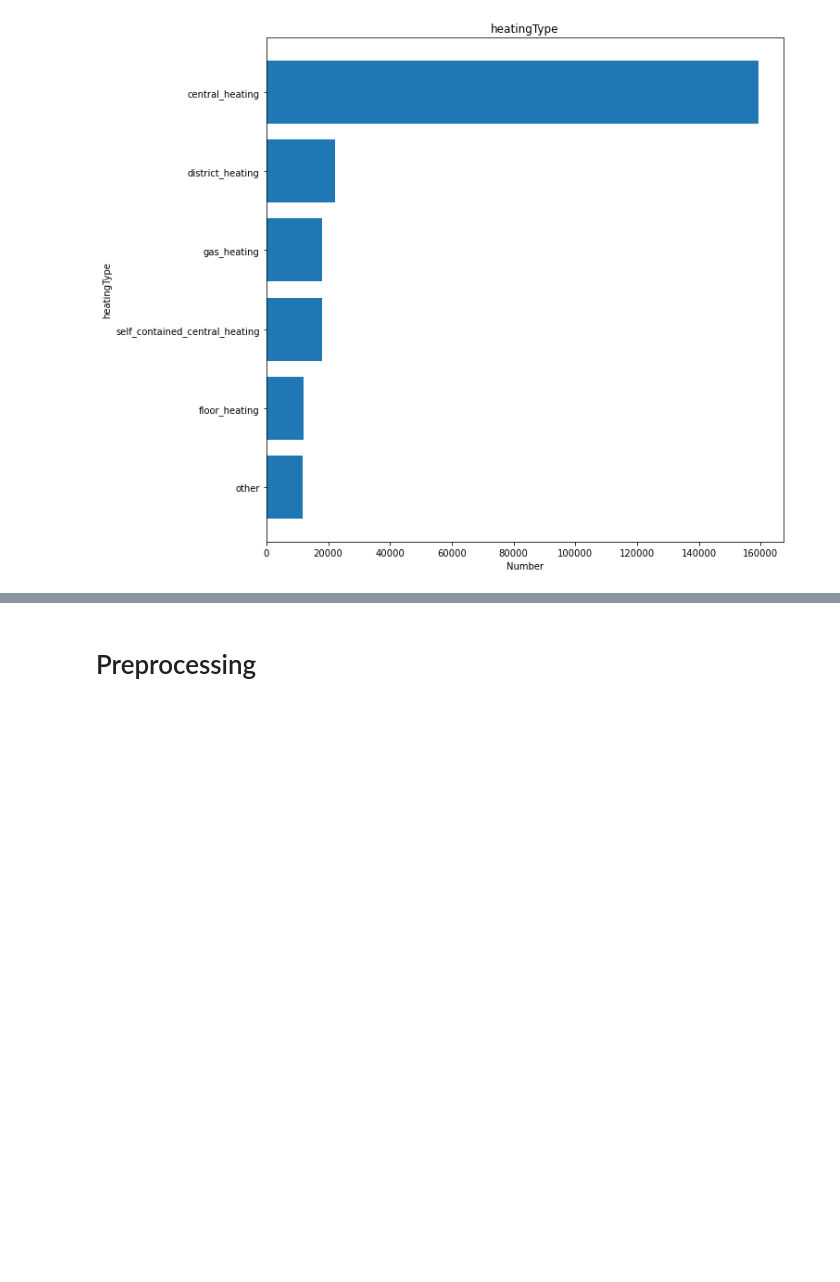
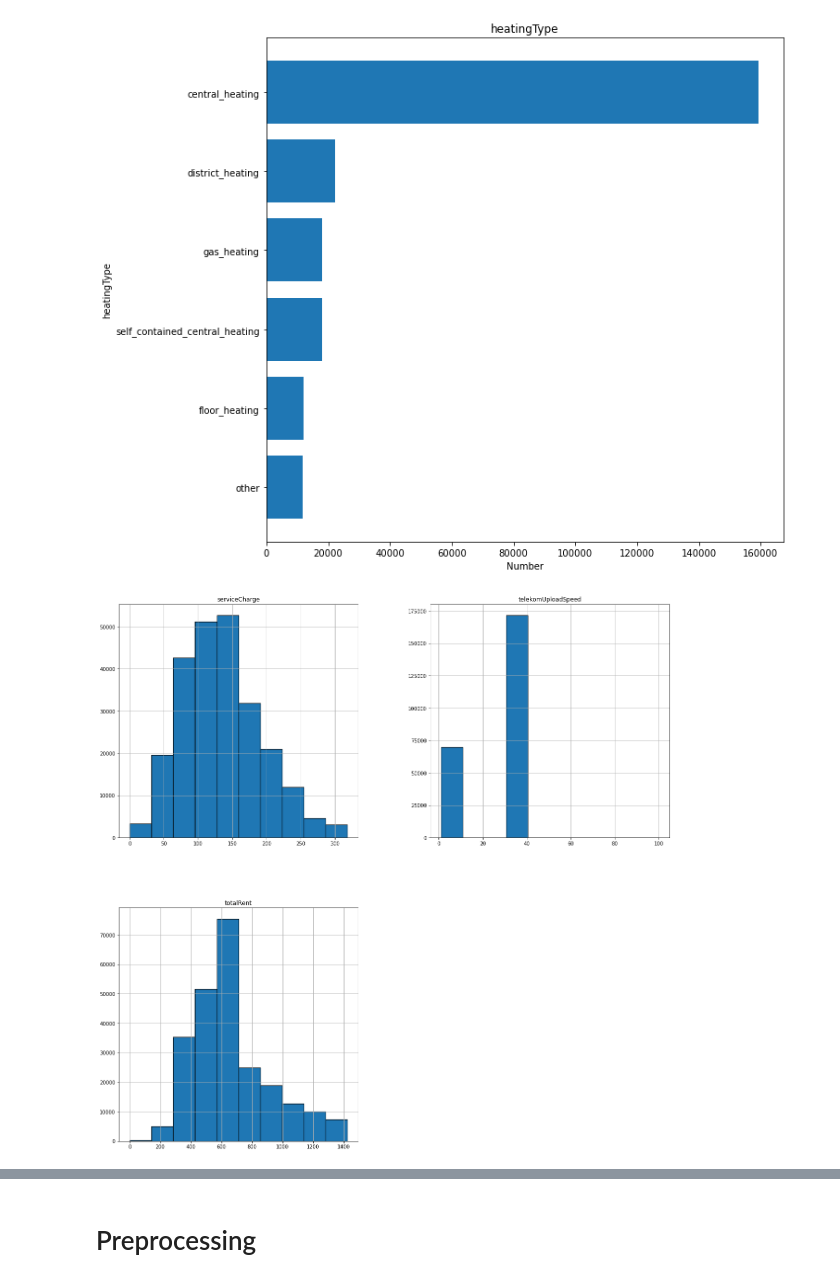
Before and after one commit to alisharifi2000/CS-SBU-eDataMining-MSc-2022, a Jupyter notebook: submits/400422088/project2/aparteman_germany/aparteman_germanyaparteman_germany.ipynb, the cells around one changed output, grey strips where cells are left out. Cells and saved outputs as stored; diff of their text form; code cells hidden in the pictures; blank space fills up the shorter version.

```diff
--- a/submits/400422088/project2/aparteman_germany/aparteman_germanyaparteman_germany.ipynb
+++ b/submits/400422088/project2/aparteman_germany/aparteman_germanyaparteman_germany.ipynb
@@ -195,3 +197,9 @@ plt.barh(x, y)
 plt.show()
 # %% [output]
 [figure]
+# %%
+# Visualizing the distribution for every "feature"
+df.hist(edgecolor="black", linewidth=1.2, figsize=(20, 20))
+plt.show()
+# %% [output]
+[figure, added]
```
Also changed, not shown: parts of 23 cells of this notebook, 2 other files.
